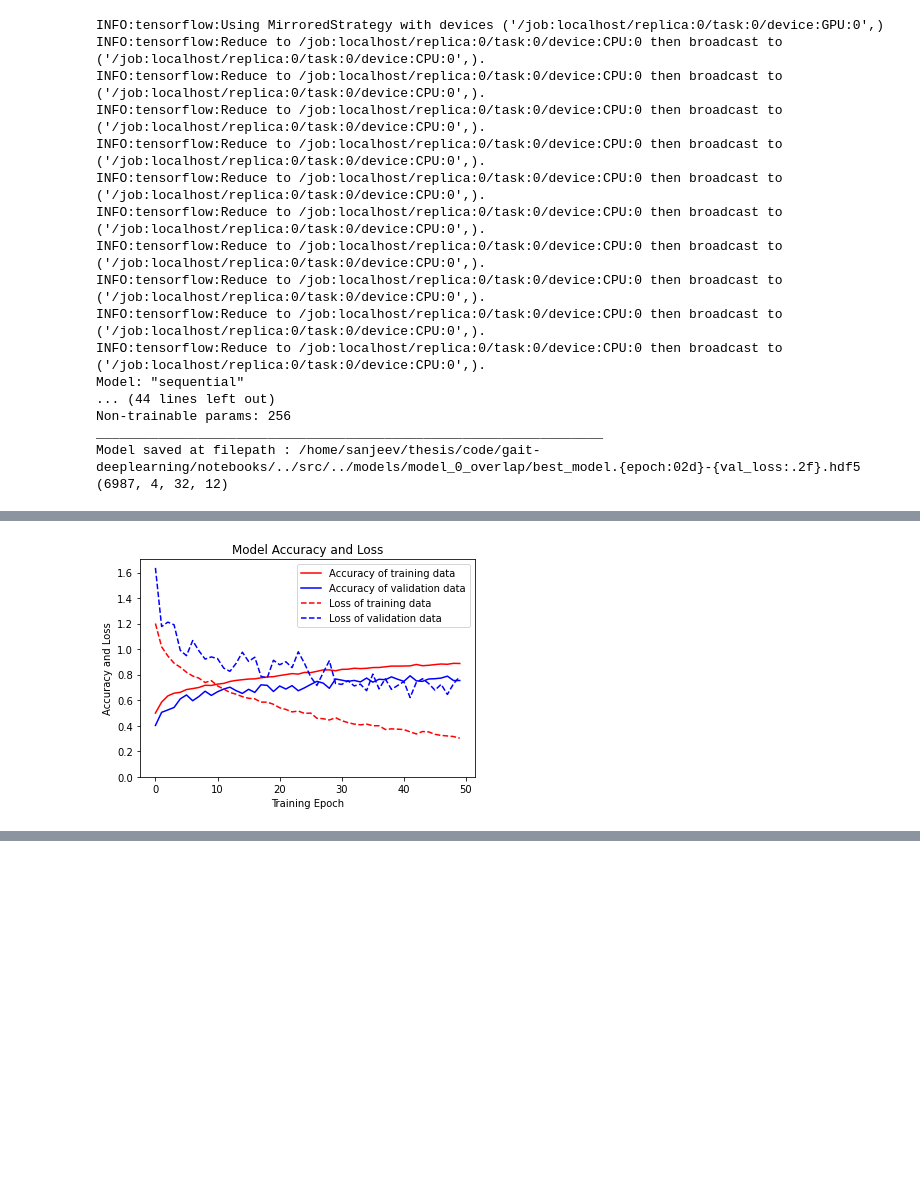
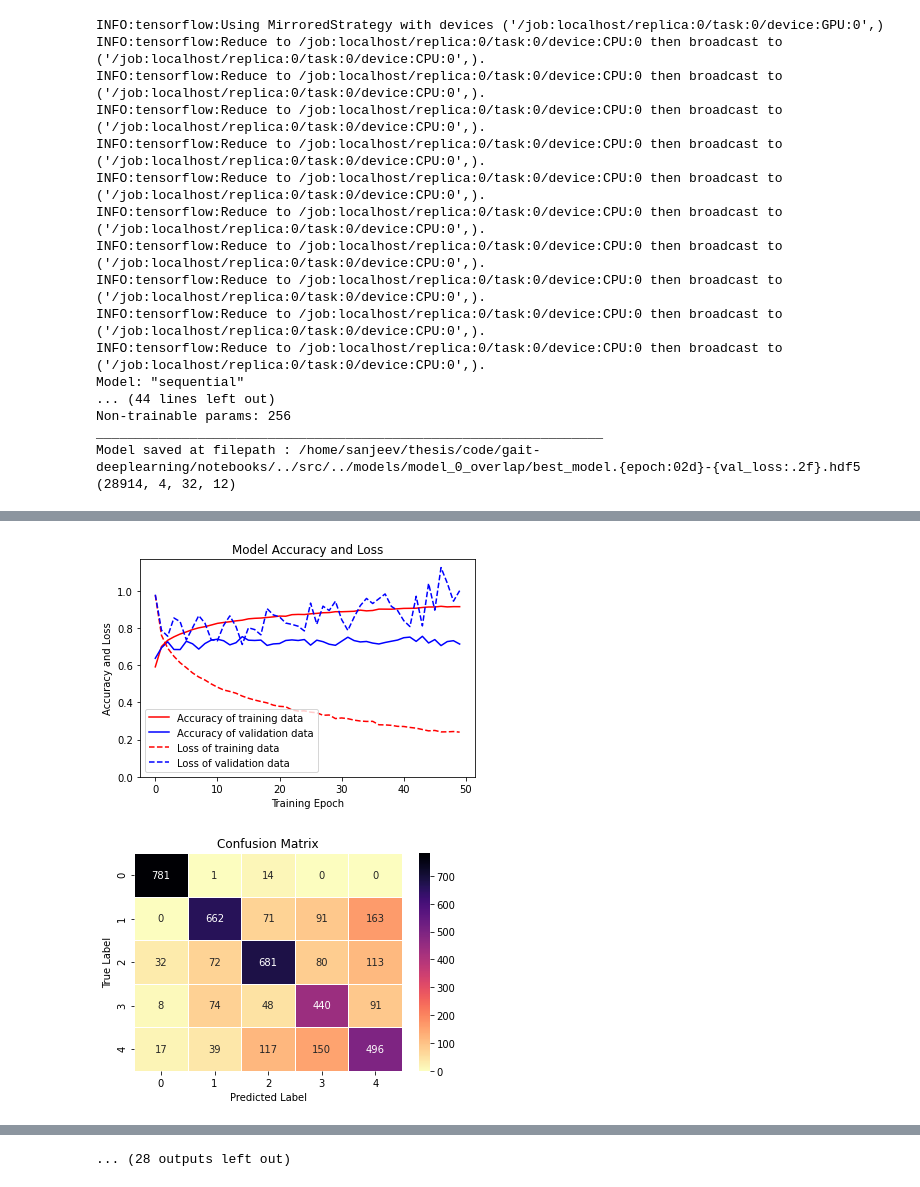
Before and after one commit to sanjevShakya/gait-deeplearning, a Jupyter notebook: notebooks/cnn-lstm.ipynb, the cells around one changed output, grey strips where cells are left out. Saved outputs shown, nothing was run; the diff lists cells and outputs as text; code cells hidden in the pictures; blank space fills up the shorter version.

```diff
--- a/notebooks/cnn-lstm.ipynb
+++ b/notebooks/cnn-lstm.ipynb
@@ -20,11 +20,15 @@ def compute_resultant_gyro(X):
 def compute_resultant_angle(X):
     return np.sqrt(X[:,:,6] **2 + X[:,:,7] ** 2 + X[:,:,8] ** 2)
 # %%
-overlapPercents = [0]
+overlapPercents = [0, 10, 20, 30, 40, 50, 60, 70, 80, 90]
 # overlapPercents = [0]
 # exclude_subjects = ['ddAeJA42PXvwthbW', 'nan', 'LLZjAPTyj7muHsEf',
 #                     'MMuX9YIh4NTbLZLM', 'cbOZWnI7s1y8oLD4', 'PE8D53oX060qLbdX', 'xYdtS1F8tDyjEIgN', 'sUZBISq61Y7I5tqQ']
-exclude_subjects = ['ddAeJA42PXvwthbW', 'nan']
+exclude_subjects = ['ddAeJA42PXvwthbW', 'nan', '0DXZFsYOfgqsYe0Z',
+                    '0UXFxu10k0En1vDK',
+                    'KNmC3LADpLyH5qJA',
+                    'YbJVcb4vFFjKKlfe',
+                    'ewpnQDEzR8hTqPRY', ]
 for OVERLAP_PERCENT in overlapPercents:
     gpus = tf.config.list_logical_devices('GPU')
     strategy = tf.distribute.MirroredStrategy(gpus)
@@ -54,10 +58,15 @@ for OVERLAP_PERCENT in overlapPercents:
 
         # print('UNIQUE subjects:', np.unique(subjects))
         X_train, X_test, y_train, y_test, y_train_non_encoded, y_test_non_encoded = split_test_train_by_subjects(
-            X, y, subjects, train_percent=0.8)
+            X, y, subjects, train_percent=0.9)
 
-        model, history, evaluation_history = train_model(
-            X_train, y_train, X_test, y_test, overlap_percent=OVERLAP_PERCENT, batch_size=16, epochs=50, variant="cnn_lstm")
+        model, history = train_model(
+            X_train, y_train, X_test, y_test, overlap_percent=OVERLAP_PERCENT, batch_size=128, epochs=50, variant="cnn_lstm")
+        n_steps, n_length = 4, 32
+        X_test = X_test.reshape((X_test.shape[0], n_steps, n_length, 12))
+        evaluation_history = model.evaluate(
+            X_test, y_test, batch_size=128, verbose=1)
+
         save_history(history, OVERLAP_PERCENT)
         save_test_history(evaluation_history, OVERLAP_PERCENT)
         save_accuracy_loss_figure(history, OVERLAP_PERCENT)
@@ -82,5 +91,5 @@ Model: "sequential"
 Non-trainable params: 256
 _________________________________________________________________
 Model saved at filepath : /home/sanjeev/thesis/code/gait-deeplearning/notebooks/../src/../models/model_0_overlap/best_model.{epoch:02d}-{val_loss:.2f}.hdf5
-(6987, 4, 32, 12)
+(28914, 4, 32, 12)
 Epoch 1/50
@@ -101,3 +110,4 @@ Epoch 6/50
 Saved training details to /home/sanjeev/thesis/code/gait-deeplearning/notebooks/../src/../logs/log_0_overlap/history.csv
 Saved validation details to /home/sanjeev/thesis/code/gait-deeplearning/notebooks/../src/../logs/log_0_overlap/evaluation.csv
-[figure, old version]
+[figure, new version]
+[figure, added]
@@ -125,3 +186,4 @@ ValueError: in user code:
+... (28 outputs left out)
 # %%
 print(model)
 print(X_test.shape)
```
Also changed, not shown: parts of 3 cells of this notebook, 21 other files.
